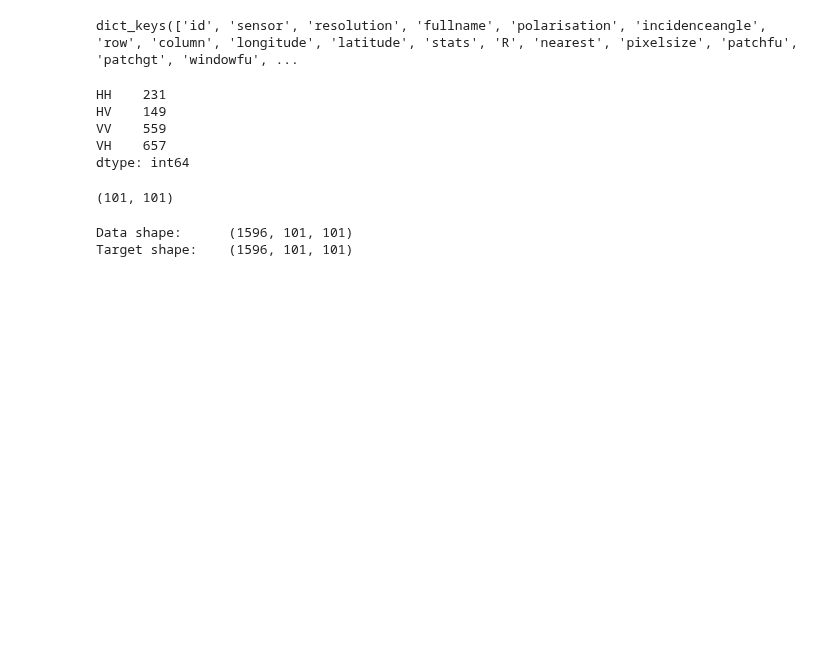
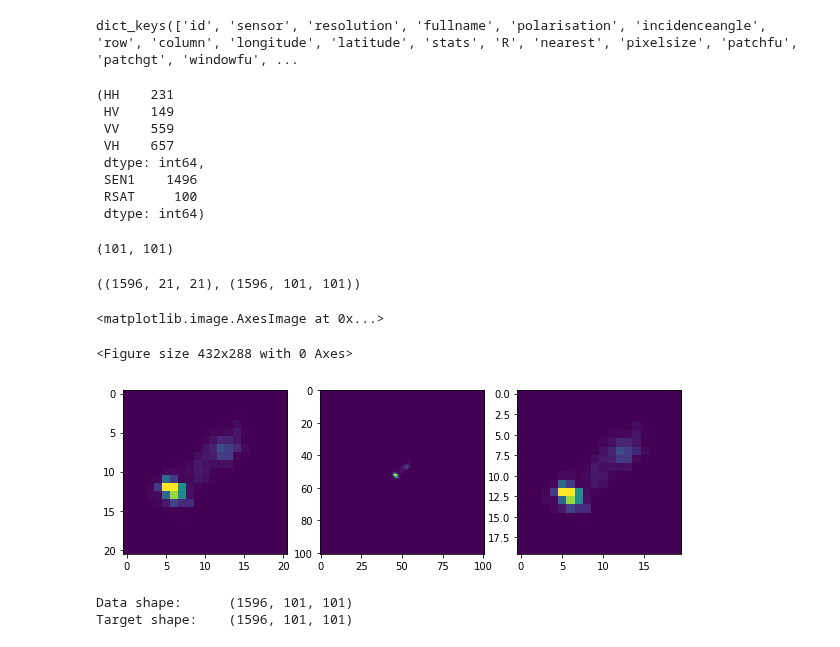
Before and after one commit to armkhudinyan/sar-ship-detect, a Jupyter notebook: scripts/model_notebooks/CFAR_pixel_wise_ship_detection.ipynb, the cells around one changed output. Drawn from its saved outputs; the diff is of its cells as text; code cells hidden in the pictures; blank space fills up the shorter version.

```diff
--- a/scripts/model_notebooks/CFAR_pixel_wise_ship_detection.ipynb
+++ b/scripts/model_notebooks/CFAR_pixel_wise_ship_detection.ipynb
@@ -49,14 +45,18 @@ ship_positives[0][0].keys()
 dict_keys(['id', 'sensor', 'resolution', 'fullname', 'polarisation', 'incidenceangle', 'row', 'column', 'longitude', 'latitude', 'stats', 'R', 'nearest', 'pixelsize', 'patchfu', 'patchgt', 'windowfu', ...
 # %%
 # check the polarisation mode of the dataset
-plol = [ship_positives[i][0]['polarisation'] for i in range(ship_positives.size)]
-pd.Series(Counter(plol))
+pol = [ship_positives[i][0]['polarisation'] for i in range(ship_positives.size)]
+sen = [ship_positives[i][0]['sensor'] for i in range(ship_positives.size)]
+pd.Series(Counter(pol)), pd.Series(Counter(sen))
 # %% [output]
-HH    231
-HV    149
-VV    559
-VH    657
-dtype: int64
+(HH    231
+ HV    149
+ VV    559
+ VH    657
+ dtype: int64,
+ SEN1    1496
+ RSAT     100
+ dtype: int64)
 # %%
 # print SAR imahe chip size
 np.array(ship_positives[0][0]['patchgt']).shape
@@ -72,3 +72,26 @@ ship_positive_target = data_extractor(ship_positives, 'patchgt') # patchgt -101
+# %%
+# patchfu
+data_extractor(ship_positives, 'windowfu').shape, data_extractor(ship_positives, 'patchfu').shape
+# %% [output]
+((1596, 21, 21), (1596, 101, 101))
+# %%
+patchfu = data_extractor(ship_positives, 'patchfu')[0]
+patchfu_21 = patchfu[patchfu.shape[0]//2 - 10 : patchfu.shape[0]//2 + 10,
+                     patchfu.shape[1]//2 - 10 : patchfu.shape[1]//2 + 10 ]
+# plt.imshow(data_extractor(ship_positives, 'patchfu')[0])
+plt.figure()
+
+#subplot(r,c) provide the no. of rows and columns
+f, axarr = plt.subplots(1,3, figsize=(10, 10))
+
+# use the created array to output your multiple images.
+axarr[0].imshow(data_extractor(ship_positives, 'windowfu')[0])
+axarr[1].imshow(data_extractor(ship_positives, 'patchfu')[0])
+axarr[2].imshow(patchfu_21)
+# %% [output]
+<matplotlib.image.AxesImage at 0x...>
+<Figure size 432x288 with 0 Axes>
+[figure, added]
 # %%
 # Resize the images
 # dsize = (80, 80)
```
Also changed, not shown: parts of 14 cells of this notebook, 3 other files.
